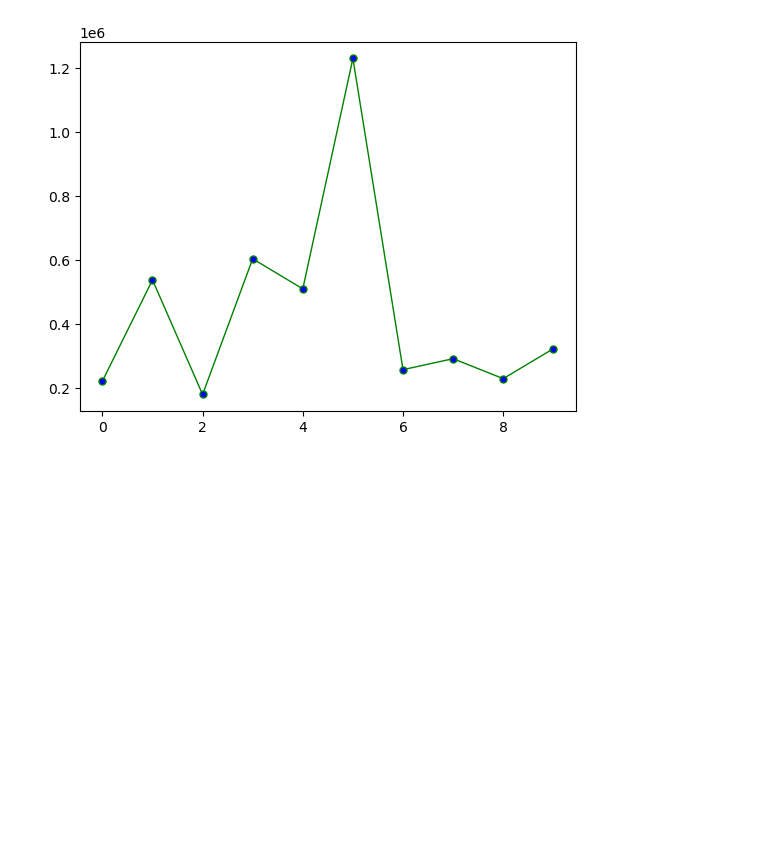
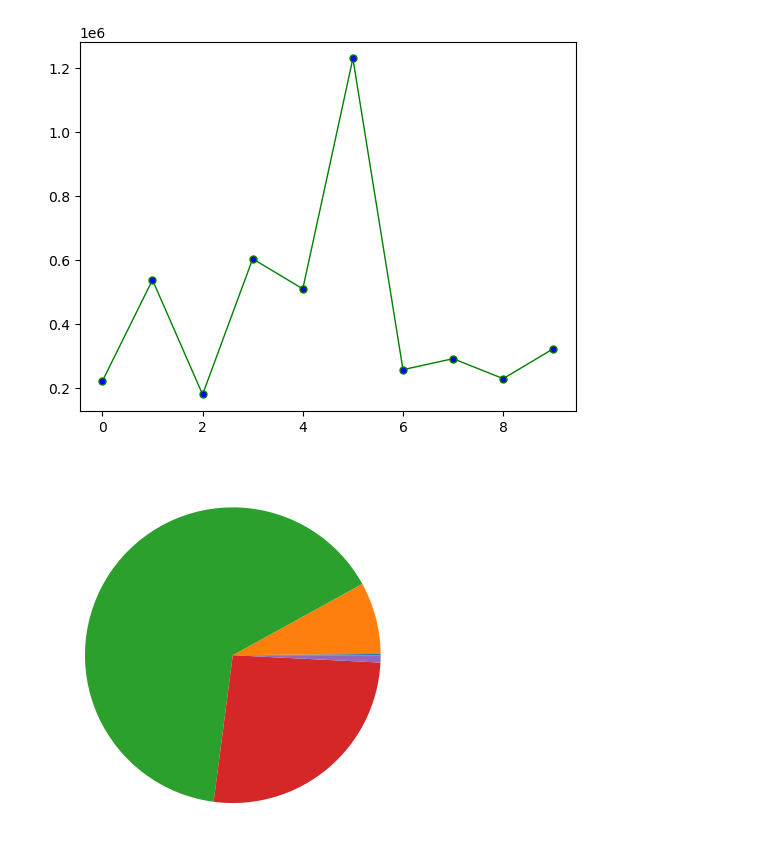
Before and after one commit to samarth-jain28/House-Price-Prediction, a Jupyter notebook: main.ipynb, the cells around one changed output. Saved outputs shown, nothing was run; the diff lists cells and outputs as text; code cells hidden in the pictures; blank space fills up the shorter version.

Commit message:
added charts

```diff
--- a/main.ipynb
+++ b/main.ipynb
@@ -84,3 +84,10 @@ plt.plot(df['Sale Price'].head(10), color='green', marker="o", markerfacecolor="
 # %% [output]
 [<matplotlib.lines.Line2D at 0x...>]
 [figure]
+# %%
+df1 = df.groupby('Condition of the House')['ID'].count()
+ar = np.array(df1)
+plt.pie(ar)
+plt.show()
+# %% [output]
+[figure, added]
```
Also changed, not shown: parts of 4 cells of this notebook.
